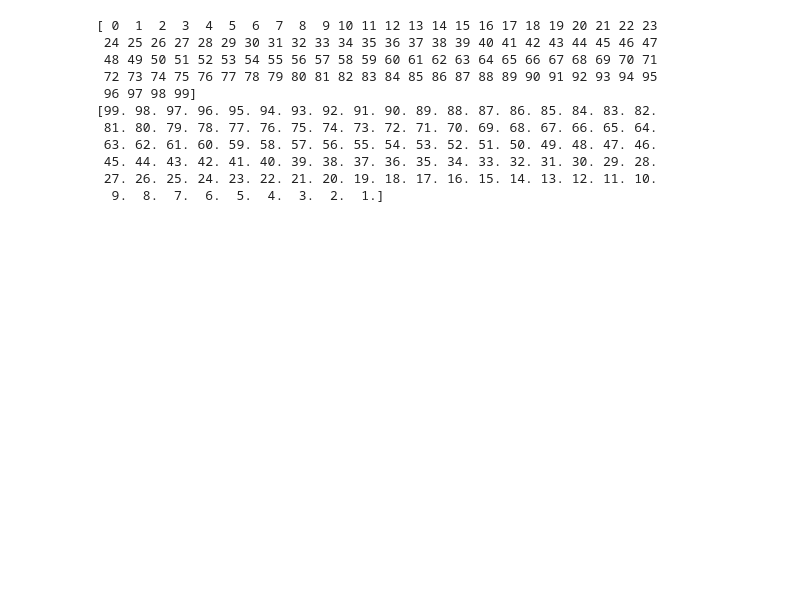
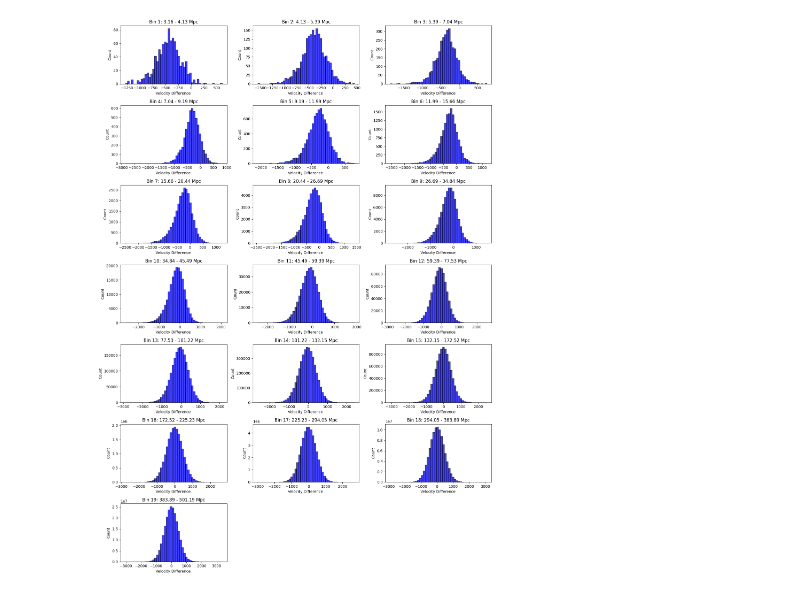
Before and after one commit to TimvdVuurst/MRP_vdvuurst, a Jupyter notebook: tests.ipynb, the cells around one changed output. Drawn from its saved outputs; the diff is of its cells as text; code cells hidden in the pictures; blank space fills up the shorter version.

Commit message:
TWOHALO reproduces Sowmya's results, plotting is now in tests.ipynb

```diff
--- a/tests.ipynb
+++ b/tests.ipynb
@@ -232,28 +7,44 @@ data = np.column_stack([test for _ in range(500)])
-# %%
-data = np.arange(100)
-print(data)
-path = '/disks/cosmodm/vdvuurst/data'
-with h5py.File(os.path.join(path,'TEST.hdf5'), "w") as f:
-    dset_radial = f.create_dataset("radial_distances", (100,99), dtype=np.float32, compression="gzip")
-
-    for i in range(100):
-        dset_radial[i,:] = i - data[data != i]
-
-    f.flush()
-
-
-with h5py.File(os.path.join(path,'TEST.hdf5'), "r") as f:
-    dset_radial = f["radial_distances"][:]
-    print(dset_radial[-1,:])
-# %% [output]
-[ 0  1  2  3  4  5  6  7  8  9 10 11 12 13 14 15 16 17 18 19 20 21 22 23
- 24 25 26 27 28 29 30 31 32 33 34 35 36 37 38 39 40 41 42 43 44 45 46 47
- 48 49 50 51 52 53 54 55 56 57 58 59 60 61 62 63 64 65 66 67 68 69 70 71
- 72 73 74 75 76 77 78 79 80 81 82 83 84 85 86 87 88 89 90 91 92 93 94 95
- 96 97 98 99]
-[99. 98. 97. 96. 95. 94. 93. 92. 91. 90. 89. 88. 87. 86. 85. 84. 83. 82.
- 81. 80. 79. 78. 77. 76. 75. 74. 73. 72. 71. 70. 69. 68. 67. 66. 65. 64.
- 63. 62. 61. 60. 59. 58. 57. 56. 55. 54. 53. 52. 51. 50. 49. 48. 47. 46.
- 45. 44. 43. 42. 41. 40. 39. 38. 37. 36. 35. 34. 33. 32. 31. 30. 29. 28.
- 27. 26. 25. 24. 23. 22. 21. 20. 19. 18. 17. 16. 15. 14. 13. 12. 11. 10.
-  9.  8.  7.  6.  5.  4.  3.  2.  1.]
+# %%
+# Define radial bins
+radial_bins = np.logspace(0.5, 2.7, 20).astype(np.float32)
+
+with h5py.File("/disks/cosmodm/vdvuurst/data/velocity_data_M4_4_5.hdf5", "r") as f:
+# with h5py.File("velocity_data_M14_14_5_trial_NORMAL_SIGMA_largersecondary_newquantity_lowsigma8.h5", "r") as f:
+    radial_distances = f["radial_distances"][:]
+    velocities = f["velocity_differences"][:]
+
+# np.max(radial_distances)
+bin_indices = np.digitize(radial_distances, bins=radial_bins) - 1
+num_bins = len(radial_bins) - 1
+
+
+num_cols = 3
+num_rows = int(np.ceil(num_bins / num_cols))
+
+fig, axes = plt.subplots(num_rows, num_cols, figsize=(15, num_rows * 3))
+axes = axes.flatten()
+
+mean, dispersion, skew, kurtosis = [], [], [], []
+
+for bin_idx in range(num_bins):
+    bin_mask = bin_indices == bin_idx
+    bin_velocities = velocities[bin_mask]
+
+    if len(bin_velocities) == 0:
+        continue
+
+    ax = axes[bin_idx]
+    ax.hist(bin_velocities, bins=50, alpha=0.75, color='b', edgecolor='black')
+    ax.set_xlabel("Velocity Difference ")
+    ax.set_ylabel("Count")
+    ax.set_title(f"Bin {bin_idx + 1}: {radial_bins[bin_idx]:.2f} - {radial_bins[bin_idx + 1]:.2f} Mpc")
+
+
+for i in range(num_bins, len(axes)):
+    fig.delaxes(axes[i])
+
+plt.tight_layout()
+# plt.savefig("velocity_histograms_new2halo.png", dpi=700)
+plt.show()
+# %% [output]
+[figure, added]
```
Also changed, not shown: parts of 17 cells of this notebook, 2 other files.
